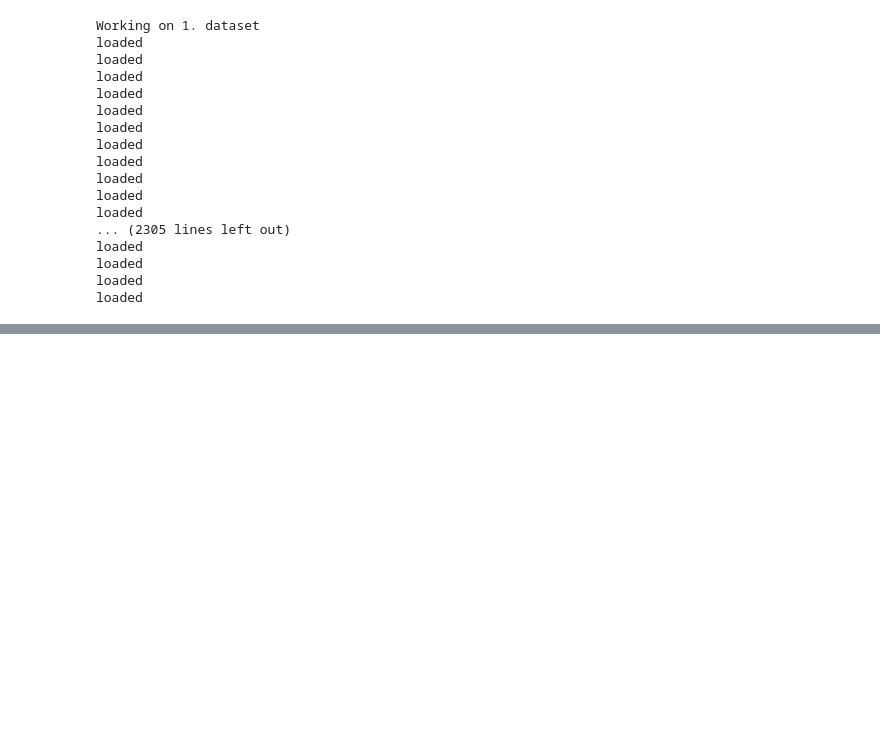
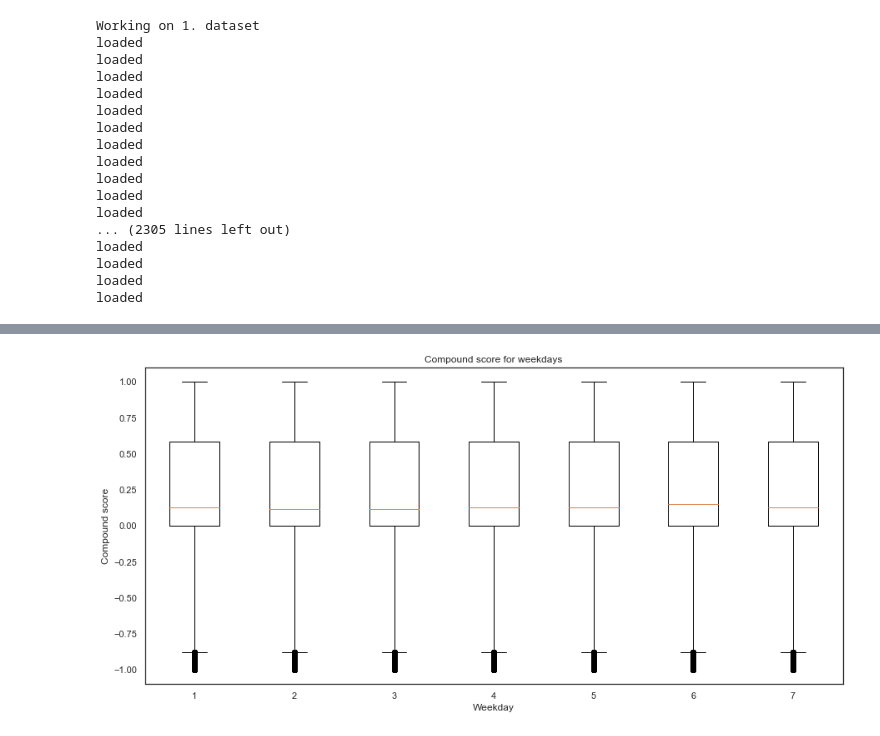
Before and after one commit to epfl-ada/ada-2021-project-gutta-boys, a Jupyter notebook: benjamin.ipynb, the cells around one changed output, grey strips where cells are left out. Drawn from its saved outputs; the diff is of its cells as text; code cells hidden in the pictures; blank space fills up the shorter version.

```diff
--- a/benjamin.ipynb
+++ b/benjamin.ipynb
@@ -83,0 +85,15 @@ TypeError: can only concatenate str (not "int") to str
+# %%
+# Reading all quote files into one large dataframe
+files = ['C:/Users/Benjamin/Desktop/Quotebank/fil%d.csv.bz2'%i for i in range(6)]
+df = pd.concat(map(pd.read_csv, [files[0], files[1],files[2], files[3], files[4], files[5]]))
+# %%
+# Converting relevant columns to numeric
+df['compound'] = pd.to_numeric(df.compound, errors='coerce')
+df['polarity'] = pd.to_numeric(df.polarity, errors='coerce')
+df['subjectivity'] = pd.to_numeric(df.subjectivity, errors='coerce')
+
+# Dropping excessive column
+df = df.drop('Unnamed: 0', axis=1)
+
+# Sorting column by date
+df = df.sort_values(by=['date_short'])
@@ -83,0 +109,17 @@ TypeError: can only concatenate str (not "int") to str
+# %%
+mon = df[df['weekday']=='Monday']
+tue = df[df['weekday']=='Tuesday']
+wed = df[df['weekday']=='Wednesday']
+thur = df[df['weekday']=='Thursday']
+fri = df[df['weekday']=='Friday']
+sat = df[df['weekday']=='Saturday']
+sun = df[df['weekday']=='Sunday']
+# %%
+weekdays = [mon, tue, wed, thur, fri, sat, sun]
+days = ['Monday', 'Tuesday', 'Wednesday', 'Thursday', 'Friday', 'Saturday', 'Sunday']
+i=0
+for day in weekdays:
+    print(days[i])
+    print(' Mean compound score(NLTK): %.3f,   Mean polarity score(Text Blob): %.3f' % (day['compound'].describe()['mean'], day['polarity'].describe()['mean']))
+    print(' Std compound score (NLTK): %.3f,   Std polarity score (Text Blob): %.3f' % (day['compound'].describe()['std'], day['polarity'].describe()['std']))
+    i+=1
@@ -83,0 +146,11 @@ TypeError: can only concatenate str (not "int") to str
+# %%
+for i in range(len(weekdays)):
+    weekdays[i]=weekdays[i]['compound']
+plt.figure(figsize=(15, 7))
+plt.boxplot(weekdays)
+plt.title('Compound score for weekdays')
+plt.xlabel('Weekday')
+plt.ylabel('Compound score')
+plt.show()
+# %% [output]
+[figure, added]
```
Also changed, not shown: parts of 10 cells of this notebook.
